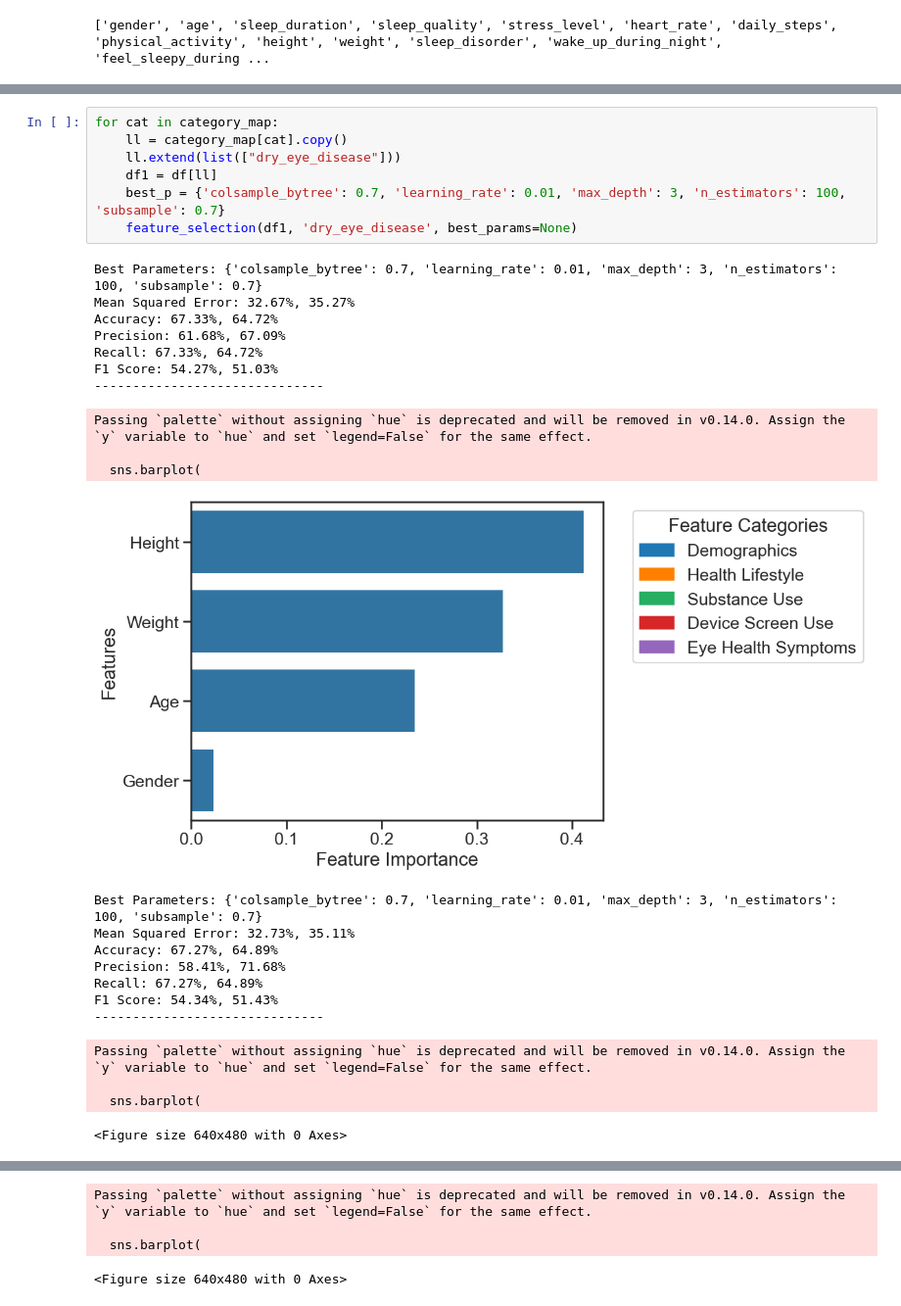
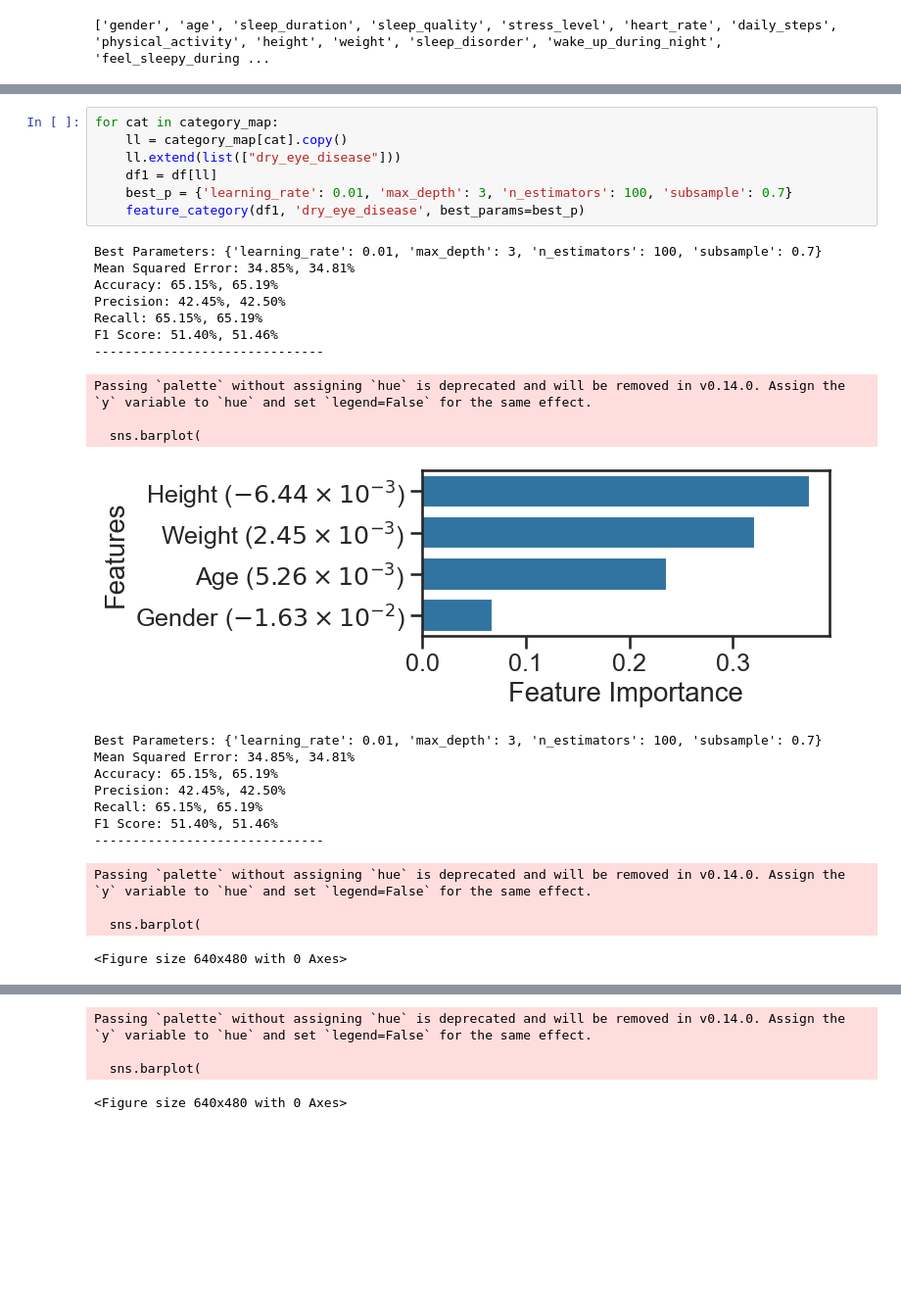
Before and after one commit to debanjan-cosmo/Erdos_Data_Science_Project_2025, a Jupyter notebook: 03_Feature_Selection.ipynb, the cells around one changed output, grey strips where cells are left out. Shown at 98% size. Cells and saved outputs as stored; diff of their text form; blank space fills up the shorter version.

```diff
--- a/03_Feature_Selection.ipynb
+++ b/03_Feature_Selection.ipynb
@@ -389,28 +469,28 @@ Passing `palette` without assigning `hue` is deprecated and will be removed in v
 # %%
 for cat in category_map:
     ll = category_map[cat].copy()
     ll.extend(list(["dry_eye_disease"]))
     df1 = df[ll]
-    best_p = {'colsample_bytree': 0.7, 'learning_rate': 0.01, 'max_depth': 3, 'n_estimators': 100, 'subsample': 0.7}
-    feature_selection(df1, 'dry_eye_disease', best_params=None)
+    best_p = {'learning_rate': 0.01, 'max_depth': 3, 'n_estimators': 100, 'subsample': 0.7}
+    feature_category(df1, 'dry_eye_disease', best_params=best_p)
 # %% [output]
-Best Parameters: {'colsample_bytree': 0.7, 'learning_rate': 0.01, 'max_depth': 3, 'n_estimators': 100, 'subsample': 0.7}
-Mean Squared Error: 32.67%, 35.27%
-Accuracy: 67.33%, 64.72%
-Precision: 61.68%, 67.09%
-Recall: 67.33%, 64.72%
-F1 Score: 54.27%, 51.03%
+Best Parameters: {'learning_rate': 0.01, 'max_depth': 3, 'n_estimators': 100, 'subsample': 0.7}
+Mean Squared Error: 34.85%, 34.81%
+Accuracy: 65.15%, 65.19%
+Precision: 42.45%, 42.50%
+Recall: 65.15%, 65.19%
+F1 Score: 51.40%, 51.46%
 ------------------------------
 Passing `palette` without assigning `hue` is deprecated and will be removed in v0.14.0. Assign the `y` variable to `hue` and set `legend=False` for the same effect.
 
   sns.barplot(
-[figure, old version]
+[figure, new version]
-Best Parameters: {'colsample_bytree': 0.7, 'learning_rate': 0.01, 'max_depth': 3, 'n_estimators': 100, 'subsample': 0.7}
-Mean Squared Error: 32.73%, 35.11%
-Accuracy: 67.27%, 64.89%
-Precision: 58.41%, 71.68%
-Recall: 67.27%, 64.89%
-F1 Score: 54.34%, 51.43%
+Best Parameters: {'learning_rate': 0.01, 'max_depth': 3, 'n_estimators': 100, 'subsample': 0.7}
+Mean Squared Error: 34.85%, 34.81%
+Accuracy: 65.15%, 65.19%
+Precision: 42.45%, 42.50%
+Recall: 65.15%, 65.19%
+F1 Score: 51.40%, 51.46%
 ------------------------------
 Passing `palette` without assigning `hue` is deprecated and will be removed in v0.14.0. Assign the `y` variable to `hue` and set `legend=False` for the same effect.
 
```
Also changed, not shown: parts of 22 cells of this notebook, 9 other files.
